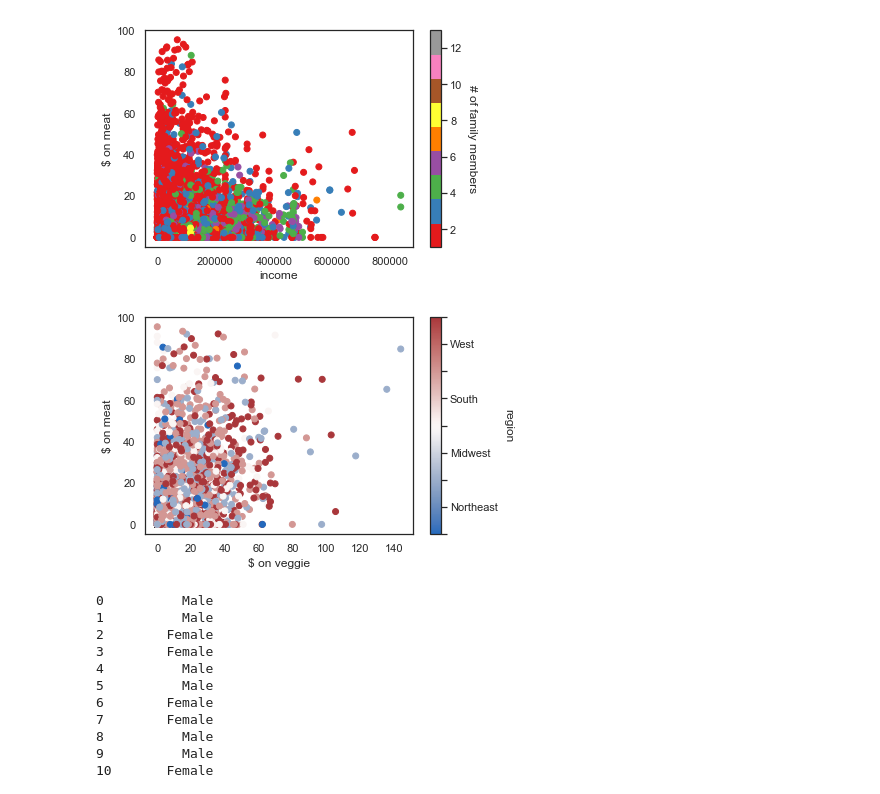
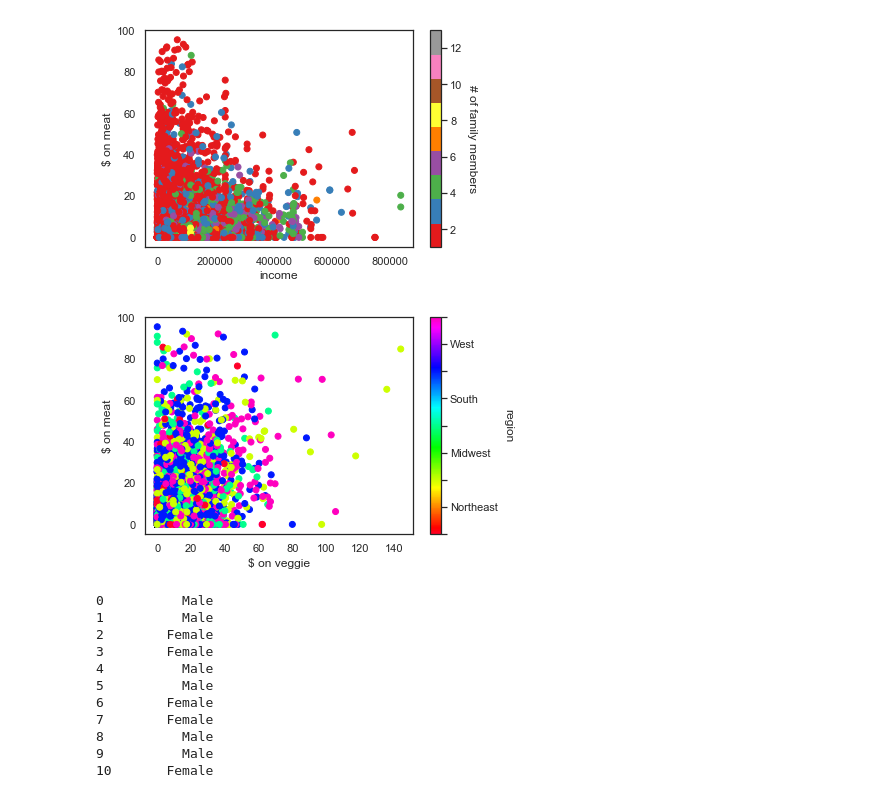
Before and after one commit to Jwdaniel34/Into_the_soyverse, a Jupyter notebook: Expenditure .ipynb, the cells around one changed output. Cells and saved outputs as stored; diff of their text form; code cells hidden in the pictures.

```diff
--- a/Expenditure .ipynb
+++ b/Expenditure .ipynb
@@ -947,16 +1244,16 @@ space_yticks = ['',codes.region[1],'',codes.region[2],'',codes.region[3],'',code
 #         space_yticks.append('')
 # %%
 plt.scatter(np.where(results['veggie_per_person'] < 200, results['veggie_per_person'], np.nan),\
-            np.where(results['meat_per_person'] < 100, results['meat_per_person'], np.nan), c=results['REGION'], cmap='vlag')
+            np.where(results['meat_per_person'] < 100, results['meat_per_person'], np.nan), c=results['REGION'], cmap='gist_rainbow')
 plt.xlabel('$ on veggie')
 plt.ylabel('$ on meat')
 cbar = plt.colorbar()
 cbar.ax.get_yaxis().labelpad = 15
 cbar.ax.set_yticklabels(space_yticks)
 cbar.set_label('region', rotation=270)
 plt.show()
 # %% [output]
-[figure, old version]
+[figure, new version]
 # %%
 genders = results['SEX_REF']
 # %%
```
Also changed, not shown: parts of 22 cells of this notebook.
